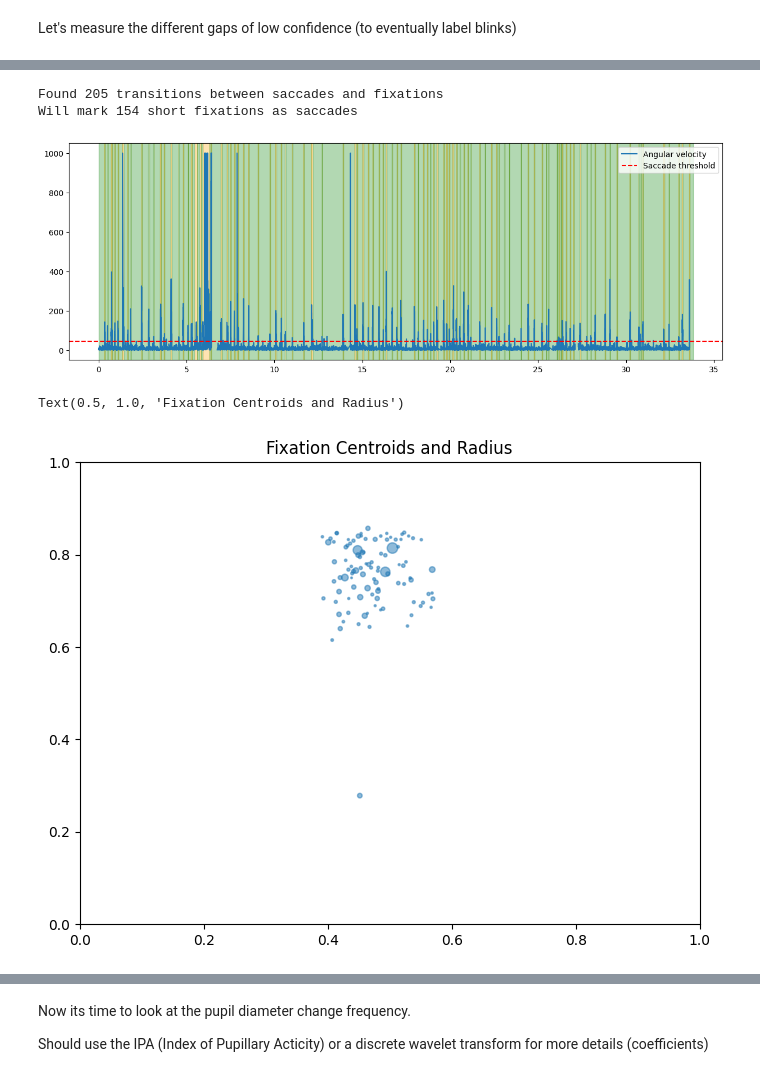
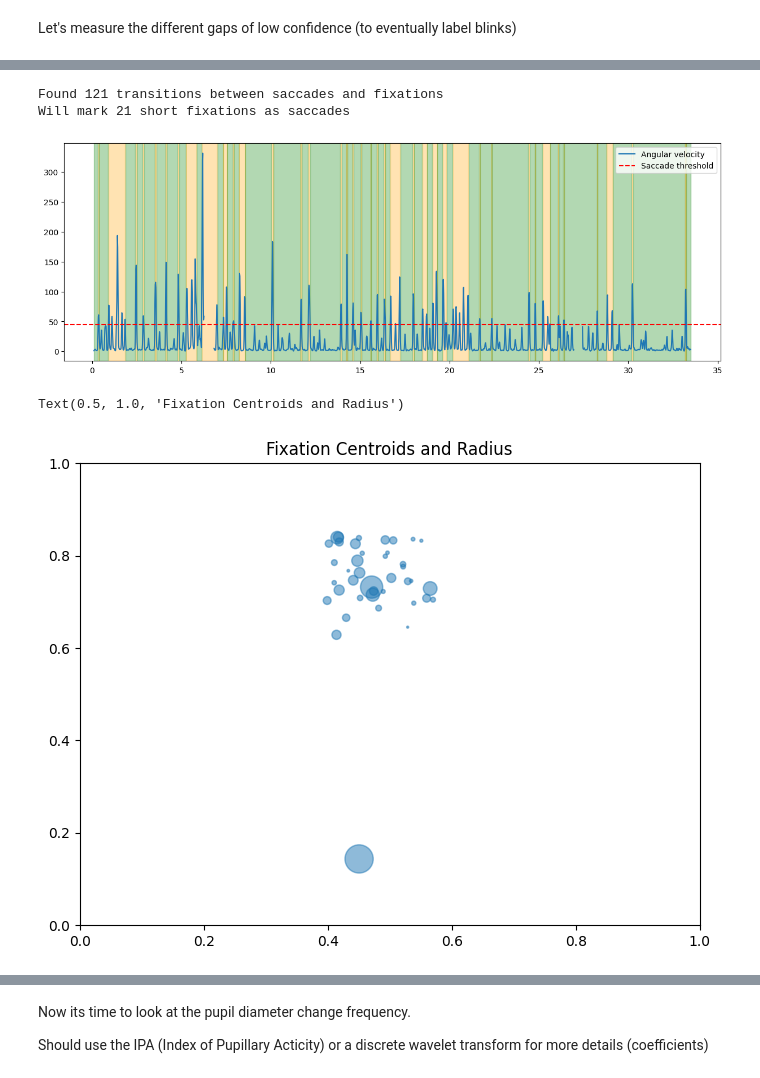
Before and after one commit to Alex0021/thesis-adaptive-swarm-interfaces, a Jupyter notebook: research/cognitive_load_models/notebooks/01_explore_datasets.ipynb, the cells around one changed output, grey strips where cells are left out. Cells and saved outputs as stored; diff of their text form; code cells hidden in the pictures.

```diff
--- a/research/cognitive_load_models/notebooks/01_explore_datasets.ipynb
+++ b/research/cognitive_load_models/notebooks/01_explore_datasets.ipynb
@@ -464,26 +345,26 @@ Name: (id, min), dtype: int64
 # %%
 # Lets remove the last samples because meaningless here
-inter_merged_eye_df = pd.merge(inter_pupil_df[['timestamp', 'pupil_diameter_mm', 'interpolated']], interpolated_gaze_df, on='timestamp', how='inner', suffixes=('_pupil', '_gaze'))
-inter_merged_eye_df = inter_merged_eye_df[:-50]
+inter_merged_eye_df = pd.merge(inter_pupil_df[['timestamp', 'pupil_diameter_mm', 'interpolated', 'pupil_confidence']], interpolated_gaze_df, on='timestamp', how='inner', suffixes=('_pupil', '_gaze'))
+inter_merged_eye_df = inter_merged_eye_df[:-10]
 print(f"Final samples number for interpolated gaze & pupil: {len(inter_merged_eye_df)}")
 
 fig, axs = plt.subplots(2,1,figsize=(10, 5), sharex=True)
 axs[0].plot(inter_merged_eye_df['timestamp'], inter_merged_eye_df['gaze_angle_delta_deg'])
-inter_merged_eye_df['transistion_gaze'] = inter_merged_eye_df['interpolated_gaze'] != inter_merged_eye_df['interpolated_gaze'].shift(1)
-grouped_eye_data = inter_merged_eye_df.groupby(inter_merged_eye_df['transistion_gaze'].cumsum())
-for name, group in grouped_eye_data:
-    if group.iloc[0]['interpolated_gaze']:
-        axs[0].plot(group['timestamp'], group['gaze_angle_delta_deg'], color='orange')
+# inter_merged_eye_df['transistion_gaze'] = inter_merged_eye_df['interpolated_gaze'] != inter_merged_eye_df['interpolated_gaze'].shift(1)
+# grouped_eye_data = inter_merged_eye_df.groupby(inter_merged_eye_df['transistion_gaze'].cumsum())
+# for name, group in grouped_eye_data:
+#     if group.iloc[0]['interpolated_gaze']:
+#         axs[0].plot(group['timestamp'], group['gaze_angle_delta_deg'], color='orange')
 axs[0].set_ylabel('Gaze Angle Delta (deg)')
 axs[0].legend(['Original', 'Interpolated'])
 axs[1].plot(inter_merged_eye_df['timestamp'], inter_merged_eye_df['pupil_diameter_mm'])
 # axs[1].set_ylim(30, 50)
-inter_merged_eye_df['transistion_pupil'] = inter_merged_eye_df['interpolated_pupil'] != inter_merged_eye_df['interpolated_pupil'].shift(1)
+inter_merged_eye_df['transistion_pupil'] = inter_merged_eye_df['interpolated'] != inter_merged_eye_df['interpolated'].shift(1)
 grouped_pupil_data = inter_merged_eye_df.groupby(inter_merged_eye_df['transistion_pupil'].cumsum())
 for name, group in grouped_pupil_data:
-    if group.iloc[0]['interpolated_pupil']:
+    if group.iloc[0]['interpolated']:
         axs[1].plot(group['timestamp'], group['pupil_diameter_mm'], color='orange')
-inter_merged_eye_df.drop(columns=['transistion_gaze', 'transistion_pupil'], inplace=True)
+inter_merged_eye_df.drop(columns=['transistion_pupil'], inplace=True)
 plt.tight_layout()
 plt.show()
 # %% [output]
@@ -522,56 +551,58 @@ np.float64(0.004121176337925158)
 # %%
 VELOCITY_THRESH = 45
 
+interpolated_gaze_feature_df = interpolated_eye_data_df.copy().dropna()
 fig, ax = plt.subplots(figsize=(15, 5))
-ax.plot(interpolated_gaze_df['timestamp'], interpolated_gaze_df['gaze_angular_velocity'], label='Angular velocity')
+ax.plot(interpolated_eye_data_df['timestamp'], interpolated_eye_data_df['gaze_angular_velocity_filtered'], label='Angular velocity')
 ax.axhline(VELOCITY_THRESH, color='red', linestyle='--', label='Saccade threshold')
 ax.legend()
 
 # Let's mark the zones for saccades and fixations based on the angular velocity
-interpolated_gaze_df['saccade'] = interpolated_gaze_df['gaze_angular_velocity'] > VELOCITY_THRESH
-interpolated_gaze_df['fixation'] = ~interpolated_gaze_df['saccade']
-print(f"Found {interpolated_gaze_df['transition'].sum()} transitions between saccades and fixations")
+interpolated_gaze_feature_df['saccade'] = interpolated_gaze_feature_df['gaze_angular_velocity_filtered'] > VELOCITY_THRESH
+interpolated_gaze_feature_df['fixation'] = ~interpolated_gaze_feature_df['saccade']
+interpolated_gaze_feature_df['transition'] = interpolated_gaze_feature_df['saccade'] != interpolated_gaze_feature_df['saccade'].shift(1)
+print(f"Found {interpolated_gaze_feature_df['transition'].sum()} transitions between saccades and fixations")
 
 # 1- Fixations should have a minimum duration of 55 ms (COLET dataset) ~15 datapoins
-interpolated_gaze_df['transition'] = interpolated_gaze_df['saccade'] != interpolated_gaze_df['saccade'].shift(1)
-interpolated_gaze_df['id'] = interpolated_gaze_df.index
-grouped_transitions = interpolated_gaze_df.groupby(interpolated_gaze_df['transition'].cumsum())
+interpolated_gaze_feature_df['transition'] = interpolated_gaze_feature_df['saccade'] != interpolated_gaze_feature_df['saccade'].shift(1)
+interpolated_gaze_feature_df['id'] = interpolated_gaze_feature_df.index
+grouped_transitions = interpolated_gaze_feature_df.groupby(interpolated_gaze_feature_df['transition'].cumsum())
 # find groups of fixations with a duration less than 55 ms and mark them as saccades
 fixation_groups = grouped_transitions.agg({'fixation': ['first', 'count'], 'id': ['min', 'max']})
 print(f"Will mark {((fixation_groups[('fixation', 'count')] < 15) & (fixation_groups[('fixation', 'first')])).sum()} short fixations as saccades")
 for idx, group in fixation_groups.iterrows():
     if group['fixation']['count'] < 15 and group['fixation']['first']:  # 55 ms at 250 Hz sampling rate
         # Mark the entire group as saccade
-        interpolated_gaze_df.loc[group['id']['min']:group['id']['max'], 'saccade'] = True
-        interpolated_gaze_df.loc[group['id']['min']:group['id']['max'], 'fixation'] = False
+        interpolated_gaze_feature_df.loc[group['id']['min']:group['id']['max'], 'saccade'] = True
+        interpolated_gaze_feature_df.loc[group['id']['min']:group['id']['max'], 'fixation'] = False
 
 
 # Merge if only one sample in the transition to avoid marking very short saccades or fixations
-interpolated_gaze_df['saccade'] = interpolated_gaze_df['saccade'].astype(np.int32)
-interpolated_gaze_df['fixation'] = interpolated_gaze_df['fixation'].astype(np.int32)
-interpolated_gaze_df['transition'] = interpolated_gaze_df['saccade'] != interpolated_gaze_df['saccade'].shift(1)
-grouped_transitions = interpolated_gaze_df.groupby(interpolated_gaze_df['transition'].cumsum())
+interpolated_gaze_feature_df['saccade'] = interpolated_gaze_feature_df['saccade'].astype(np.int32)
+interpolated_gaze_feature_df['fixation'] = interpolated_gaze_feature_df['fixation'].astype(np.int32)
+interpolated_gaze_feature_df['transition'] = interpolated_gaze_feature_df['saccade'] != interpolated_gaze_feature_df['saccade'].shift(1)
+grouped_transitions = interpolated_gaze_feature_df.groupby(interpolated_gaze_feature_df['transition'].cumsum())
 single_samples = grouped_transitions.agg({'saccade': 'count', 'id': 'first', 'fixation': 'count'})
 single_samples = single_samples[(single_samples['saccade'] == 1) | (single_samples['fixation'] == 1)]['id']
-interpolated_gaze_df.loc[single_samples, 'saccade'] = pd.NA
-interpolated_gaze_df.loc[single_samples, 'fixation'] = pd.NA
+interpolated_gaze_feature_df.loc[single_samples, 'saccade'] = pd.NA
+interpolated_gaze_feature_df.loc[single_samples, 'fixation'] = pd.NA
 # Interpolate nearest neighbor to fill the single sample gaps
-interpolated_gaze_df['saccade'] = interpolated_gaze_df['saccade'].interpolate(method='nearest')
-interpolated_gaze_df['fixation'] = interpolated_gaze_df['fixation'].interpolate(method='nearest')
-interpolated_gaze_df['saccade'] = interpolated_gaze_df['saccade'].astype(np.bool)
-interpolated_gaze_df['fixation'] = interpolated_gaze_df['fixation'].astype(np.bool)
+interpolated_gaze_feature_df['saccade'] = interpolated_gaze_feature_df['saccade'].interpolate(method='nearest')
+interpolated_gaze_feature_df['fixation'] = interpolated_gaze_feature_df['fixation'].interpolate(method='nearest')
+interpolated_gaze_feature_df['saccade'] = interpolated_gaze_feature_df['saccade'].astype(np.bool)
+interpolated_gaze_feature_df['fixation'] = interpolated_gaze_feature_df['fixation'].astype(np.bool)
 
-interpolated_gaze_df['transition'] = interpolated_gaze_df['saccade'] != interpolated_gaze_df['saccade'].shift(1)
-grouped_transitions = interpolated_gaze_df.groupby(interpolated_gaze_df['transition'].cumsum())
+interpolated_gaze_feature_df['transition'] = interpolated_gaze_feature_df['saccade'] != interpolated_gaze_feature_df['saccade'].shift(1)
+grouped_transitions = interpolated_gaze_feature_df.groupby(interpolated_gaze_feature_df['transition'].cumsum())
 for idx, group in grouped_transitions:
     if group.iloc[0]['saccade']:
         ax.axvspan(group.iloc[0]['timestamp'], group.iloc[-1]['timestamp'], color='orange', alpha=0.3)
     else:
         ax.axvspan(group.iloc[0]['timestamp'], group.iloc[-1]['timestamp'], color='green', alpha=0.3)
 # %% [output]
-Found 205 transitions between saccades and fixations
-Will mark 154 short fixations as saccades
+Found 121 transitions between saccades and fixations
+Will mark 21 short fixations as saccades
-[figure, old version]
+[figure, new version]
 # %%
 # Lets create a df for the fixations infos
 fixation_durations = []
@@ -579,7 +610,7 @@ fixation_positions = []
 fixation_radius = []
 fixation_timestamps = []
 
-grouped_transitions = interpolated_gaze_df.groupby(interpolated_gaze_df['transition'].cumsum())
+grouped_transitions = interpolated_gaze_feature_df.groupby(interpolated_gaze_feature_df['transition'].cumsum())
 for idx, group in grouped_transitions:
     if not group.iloc[0]['saccade']:
         fixation_durations.append(group.shape[0] / 250)  # Convert to seconds (assuming 250 Hz sampling rate)
@@ -599,13 +630,13 @@ len(fixation_df)
 
 # Plot the fixation centroid positions and radius using scatter plot
 plt.figure(figsize=(8, 6))
-plt.scatter(fixation_df['x'], fixation_df['y'], s=fixation_df['radius']*1000, alpha=0.5)
+plt.scatter(fixation_df['x'], fixation_df['y'], s=fixation_df['radius']*2000, alpha=0.5)
 plt.xlim(0, 1)
 plt.ylim(0, 1)
 plt.title('Fixation Centroids and Radius')
 # %% [output]
 Text(0.5, 1.0, 'Fixation Centroids and Radius')
-[figure, old version]
+[figure, new version]
 # %%
 # Create the saccade df
 saccade_durations = []
```
Also changed, not shown: parts of 23 cells of this notebook, 2 other files.
